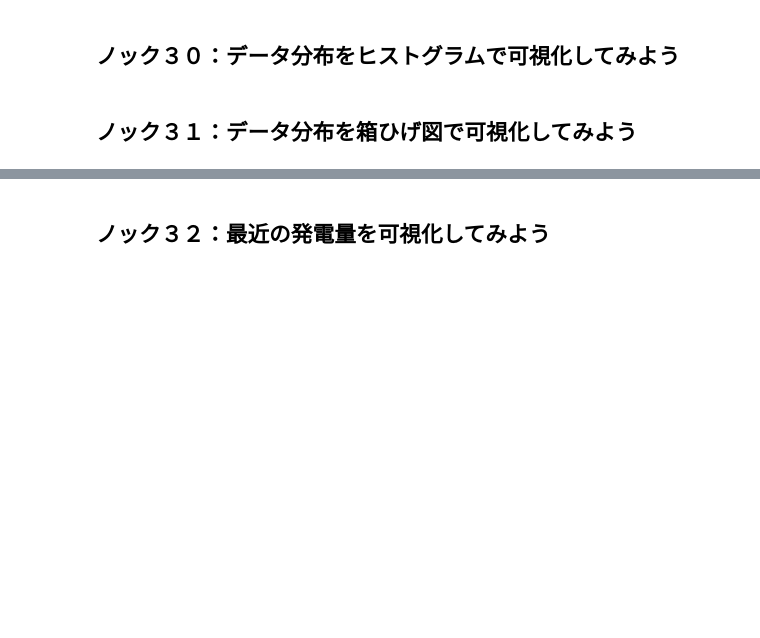
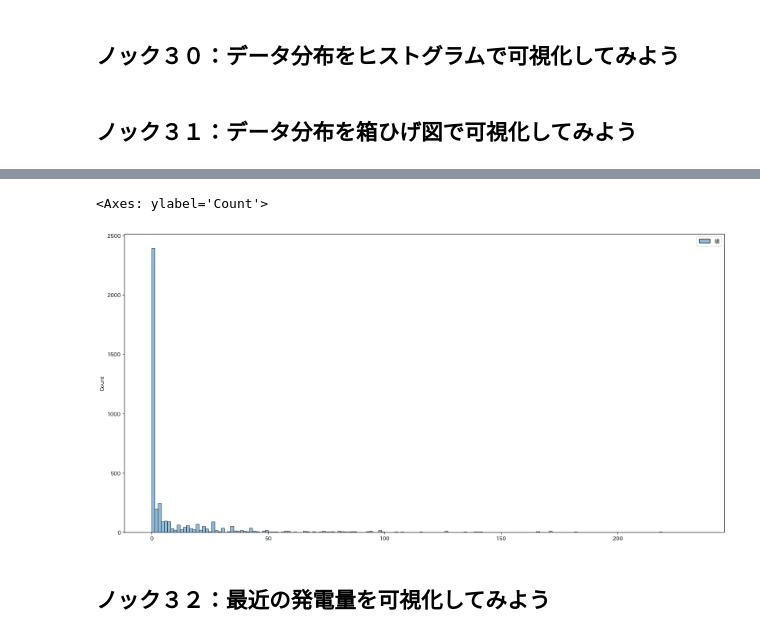
Before and after one commit to shake345/Python100knock, a Jupyter notebook: 2章.ipynb, the cells around one changed output, grey strips where cells are left out. Cells and saved outputs as stored; diff of their text form; code cells hidden in the pictures; blank space fills up the shorter version.

```diff
--- a/2章.ipynb
+++ b/2章.ipynb
@@ -343,3 +341,15 @@ cols_ca
  '新エネルギー等発電所_計_電力量',
  'その他_その他_電力量',
  '合計_合計_電力量']
+# %%
+xl_ca = pd.ExcelFile('data/2-2-2020.xlsx')
+sheets = xl_ca.sheet_names
+ca_datas = []
+for sheet in sheets:
+  capacity_data = xl_ca.parse(sheet, skiprows=4, header=None)
+  capacity_data = capacity_data.head(47)
+  capacity_data.columns = cols_ca
+  capacity_data['年月'] = sheet
+  ca_datas.append(capacity_data)
+ca_datas = pd.concat(ca_datas, ignore_index=True)
+ca_datas.head()
@@ -345,0 +363,9 @@ cols_ca
+# %%
+ca_datas['火力発電所_火力_電力量'] = ca_datas['火力発電所_火力_電力量'] - ca_datas['新エネルギー等発電所_バイオマス_電力量'] - ca_datas['新エネルギー等発電所_廃棄物_電力量']
+# ca_datas.drop(['合計_合計_電力量','新エネルギー等発電所_計_電力量'],axis=1,inplace=True)
+ca_datas_v = pd.melt(ca_datas, id_vars=['都道府県','年月'],var_name='変数名',value_name='値')
+var_data = ca_datas_v['変数名'].str.split('_',expand=True)
+var_data.columns = ['発電所種別','発電種別','項目']
+ca_datas_v = pd.concat([ca_datas_v, var_data],axis=1)
+ca_datas_v.drop(['変数名'],axis=1,inplace=True)
+ca_datas_v.head()
@@ -346,2 +379,6 @@ cols_ca
 # %% [markdown]
 ## ノック２９：可視化用データを仕上げよう
+# %%
+datas_v_all = pd.concat([datas_v, ca_datas_v], ignore_index=True)
+display(datas_v_all.head())
+display(datas_v_all.tail())
@@ -352,3 +434,13 @@ cols_ca
+# %%
+import matplotlib.pyplot as plt
+import japanize_matplotlib
+import seaborn as sns
+
+plt.figure(figsize=(20,10))
+sns.histplot(datas_v_all.loc[datas_v_all['項目']=='発電所数'])
+# %% [output]
+<Axes: ylabel='Count'>
+[figure, added]
 # %% [markdown]
 ## ノック３２：最近の発電量を可視化してみよう
 # %% [markdown]
```
Also changed, not shown: parts of 8 cells of this notebook.
